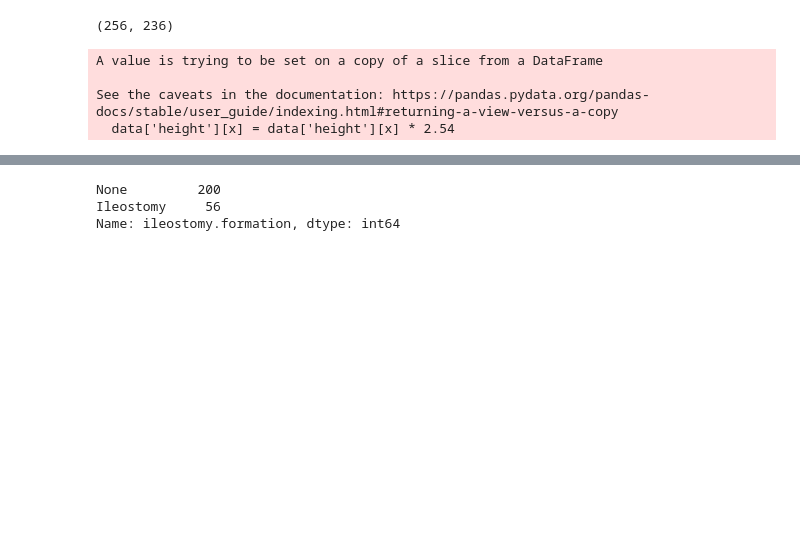
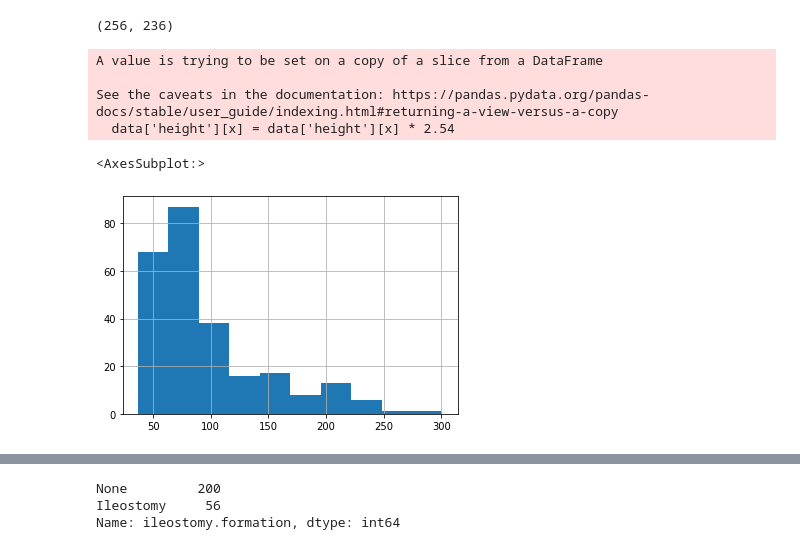
Before and after one commit to kchen315/nsqip_ibd_ic, a Jupyter notebook: preproc_yr5.ipynb, the cells around one changed output, grey strips where cells are left out. Drawn from its saved outputs; the diff is of its cells as text; code cells hidden in the pictures; blank space fills up the shorter version.

```diff
--- a/preproc_yr5.ipynb
+++ b/preproc_yr5.ipynb
@@ -75,3 +75,8 @@ A value is trying to be set on a copy of a slice from a DataFrame
 
 See the caveats in the documentation: https://pandas.pydata.org/pandas-docs/stable/user_guide/indexing.html#returning-a-view-versus-a-copy
   data['height'][x] = data['height'][x] * 2.54
+# %%
+data['weight'].hist()
+# %% [output]
+<AxesSubplot:>
+[figure, added]
```
Also changed, not shown: parts of 15 cells of this notebook, 5 other files.
